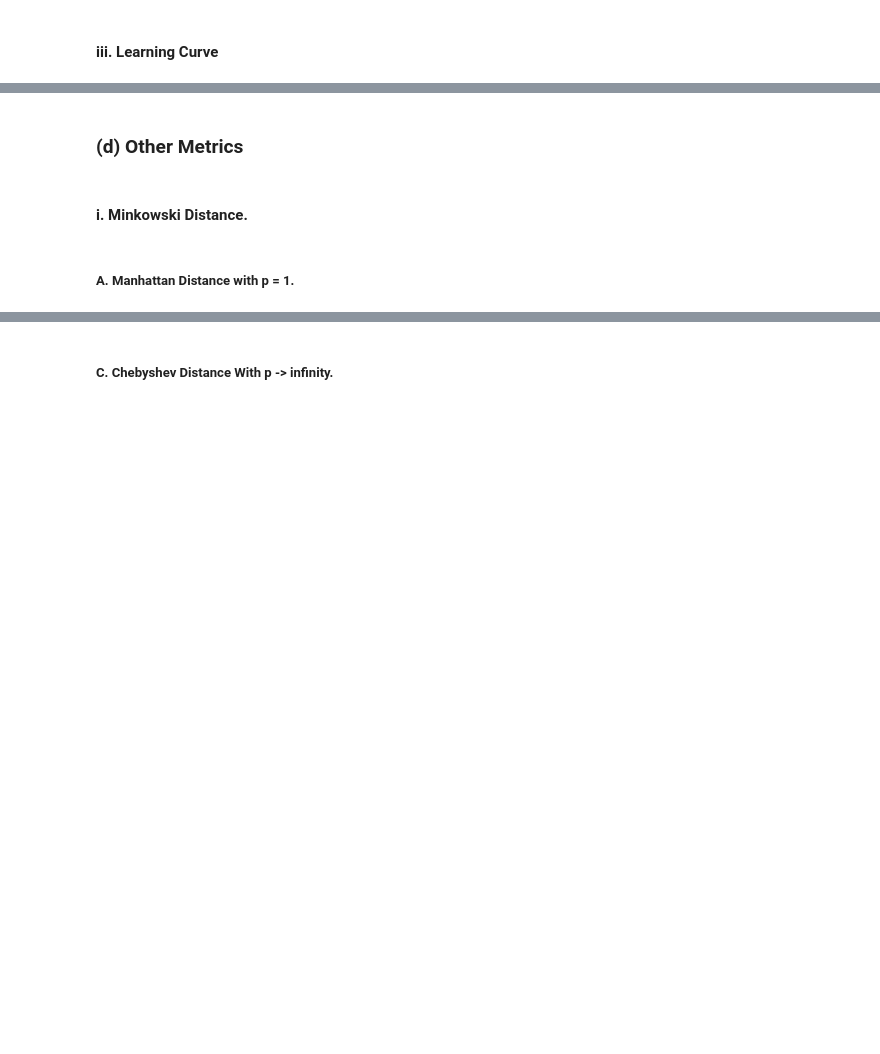
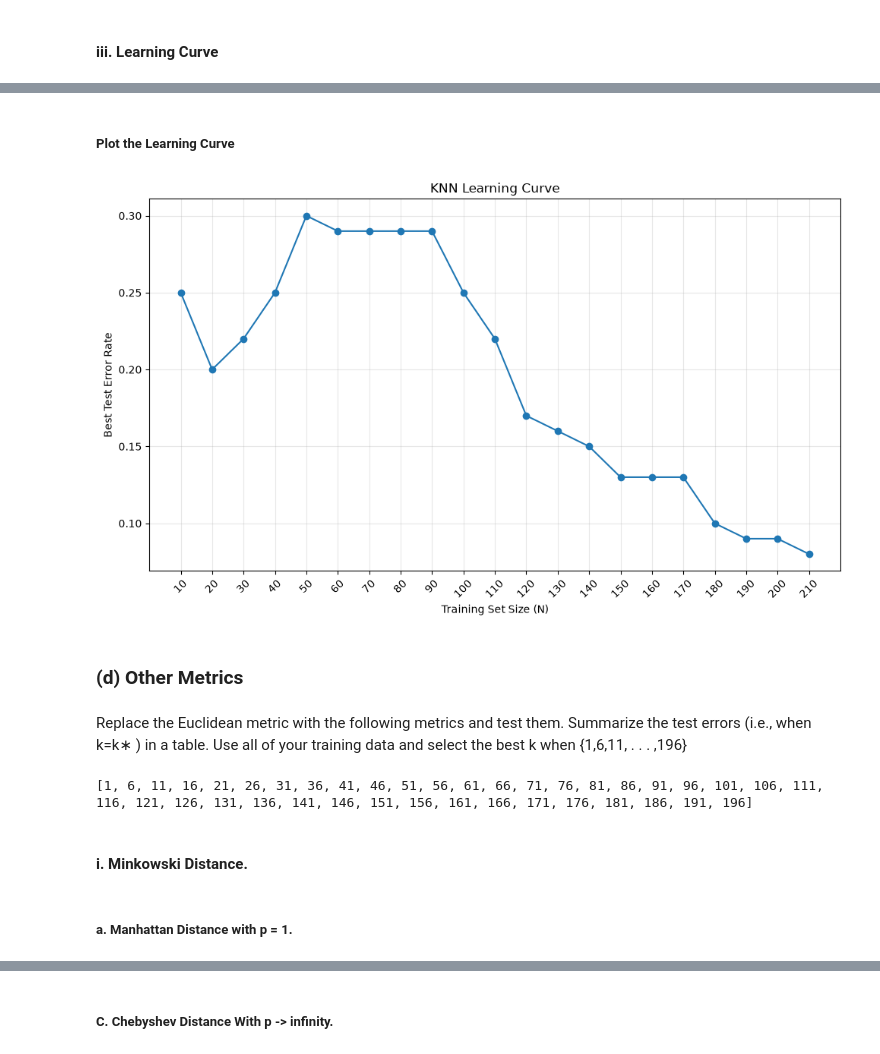
Before and after one commit to akeehan56/DSCI552, a Jupyter notebook: HW1/notebook/Keehan_Alyssa_HW1.ipynb, the cells around one changed output, grey strips where cells are left out. Saved outputs shown, nothing was run; the diff lists cells and outputs as text; code cells hidden in the pictures; blank space fills up the shorter version.

```diff
--- a/HW1/notebook/Last_First_HW1.ipynb
+++ b/HW1/notebook/Keehan_Alyssa_HW1.ipynb
@@ -107,8 +106,6 @@ plt.show()
 # %% [markdown]
 #### iii. Split Data Set
 # %%
-independent_variables = data.columns[:-1].tolist()
-
 class_0 = data[data["class"] == 0]
 class_1 = data[data["class"] == 1]
 
@@ -167,6 +375,34 @@ y_pred = knn.predict(X_test)
+# %% [markdown]
+##### Plot the Learning Curve
+# %%
+plt.figure(figsize=(10, 6))
+
+plt.plot(
+    N_values,
+    best_test_errors,
+    marker="o"
+)
+
+plt.xlabel("Training Set Size (N)")
+plt.ylabel("Best Test Error Rate")
+plt.title("KNN Learning Curve")
+plt.xticks(N_values, rotation=45)
+plt.grid(alpha=0.3)
+plt.tight_layout()
+plt.show()
+# %% [output]
+[figure, added]
 # %% [markdown]
 ### (d) Other Metrics
+# %% [markdown]
+Replace the Euclidean metric with the following metrics and test them. Summarize the test errors (i.e., when k=k∗ ) in a table. Use all of your training data and select the best k when {1,6,11, . . . ,196}
+# %%
+#initiate k values
+k_values = list(range(1, 197, 5))
+print(k_values)
+# %% [output]
+[1, 6, 11, 16, 21, 26, 31, 36, 41, 46, 51, 56, 61, 66, 71, 76, 81, 86, 91, 96, 101, 106, 111, 116, 121, 126, 131, 136, 141, 146, 151, 156, 161, 166, 171, 176, 181, 186, 191, 196]
 # %% [markdown]
 #### i. Minkowski Distance.
 # %% [markdown]
-##### A. Manhattan Distance with p = 1.
+##### a. Manhattan Distance with p = 1.
```
Also changed, not shown: parts of 38 cells of this notebook, 5 other files.
